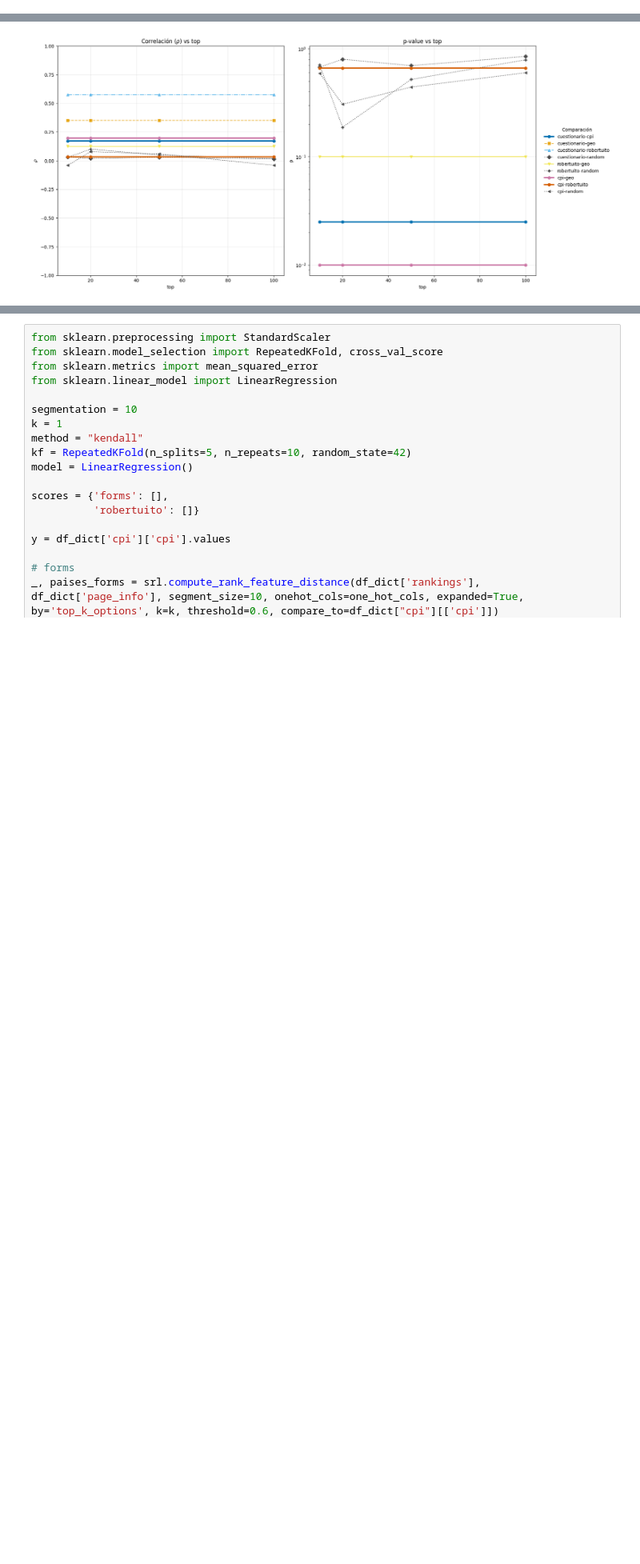
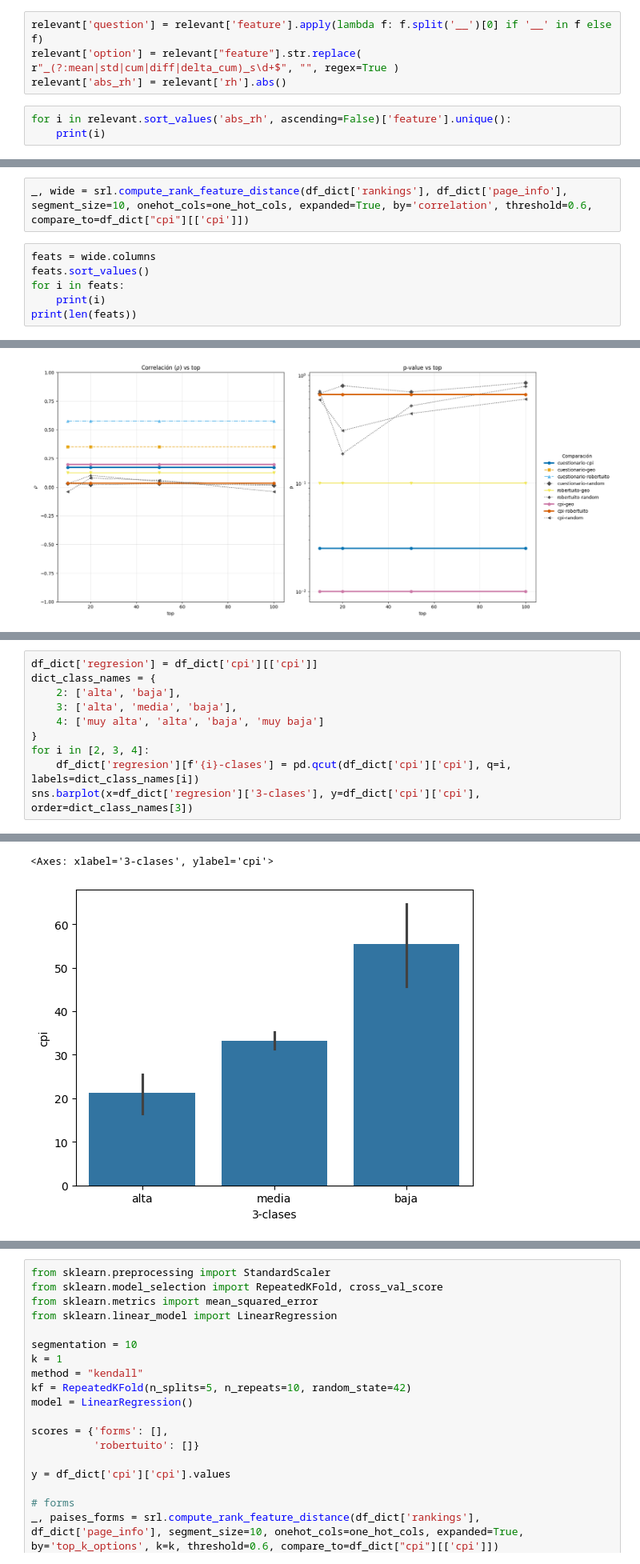
Before and after one commit to PastaFosil/ComputerScienceMaster, a Jupyter notebook: proyecto_tecnologico/full_analysis.ipynb, the cells around one changed output, grey strips where cells are left out. Shown at 80% size. Cells and saved outputs as stored; diff of their text form; blank space fills up the shorter version.

```diff
--- a/proyecto_tecnologico/full_analysis.ipynb
+++ b/proyecto_tecnologico/full_analysis.ipynb
@@ -332,0 +335,7 @@ relevance_wide_forms_ordinal = srl.feature_relevance_multitarget(wide_forms_ordi
+# %%
+relevant['question'] = relevant['feature'].apply(lambda f: f.split('__')[0] if '__' in f else f)
+relevant['option'] = relevant["feature"].str.replace( r"_(?:mean|std|cum|diff|delta_cum)_s\d+$", "", regex=True )
+relevant['abs_rh'] = relevant['rh'].abs()
+# %%
+for i in relevant.sort_values('abs_rh', ascending=False)['feature'].unique():
+    print(i)
@@ -757,0 +989,8 @@ Top 100 resultados:
+# %%
+_, wide = srl.compute_rank_feature_distance(df_dict['rankings'], df_dict['page_info'], segment_size=10, onehot_cols=one_hot_cols, expanded=True, by='correlation', threshold=0.6, compare_to=df_dict["cpi"][['cpi']])
+# %%
+feats = wide.columns
+feats.sort_values()
+for i in feats:
+    print(i)
+print(len(feats))
@@ -1521,0 +1838,11 @@ Top 100 resultados:
+# %%
+df_dict['regresion'] = df_dict['cpi'][['cpi']]
+dict_class_names = {
+    2: ['alta', 'baja'],
+    3: ['alta', 'media', 'baja'],
+    4: ['muy alta', 'alta', 'baja', 'muy baja']
+}
+for i in [2, 3, 4]:
+    df_dict['regresion'][f'{i}-clases'] = pd.qcut(df_dict['cpi']['cpi'], q=i, labels=dict_class_names[i])
+sns.barplot(x=df_dict['regresion']['3-clases'], y=df_dict['cpi']['cpi'], order=dict_class_names[3])
+# %% [output]
@@ -1521,0 +1864,2 @@ Top 100 resultados:
+<Axes: xlabel='3-clases', ylabel='cpi'>
+[figure, added]
```
Also changed, not shown: parts of 27 cells of this notebook, 1 other file.
